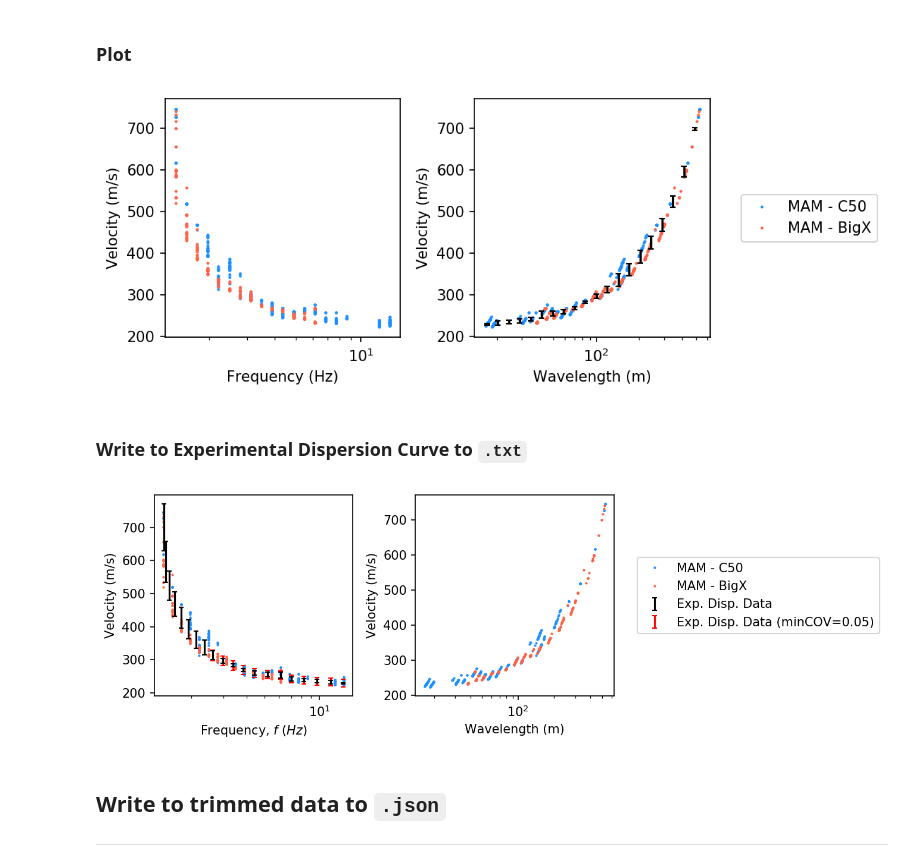
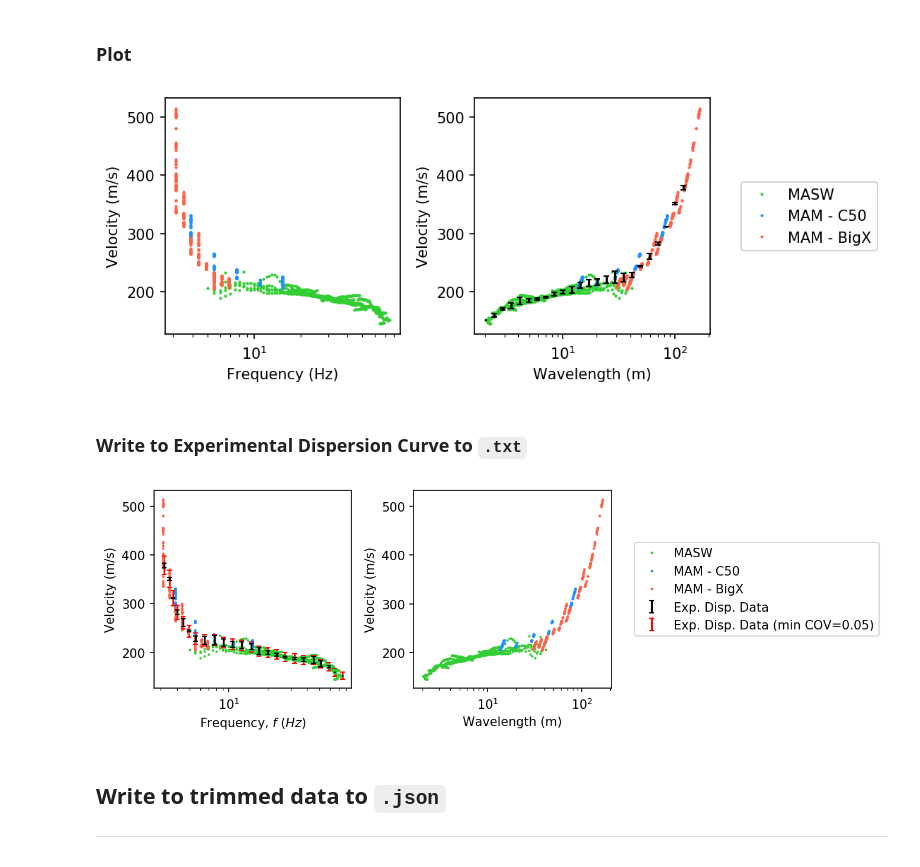
Before and after one commit to jpvantassel/swprocess, a Jupyter notebook: examples/stats/stats.ipynb, the cells around one changed output. Cells and saved outputs as stored; diff of their text form; code cells hidden in the pictures.

```diff
--- a/examples/stats/stats.ipynb
+++ b/examples/stats/stats.ipynb
@@ -77,25 +75,17 @@ import swprepost
 # File(s) in the .json format to import. These files are produced as the output of the mam.ipynb and the masw.ipynb. You may also wish
 # to load .jsom files which contain the interatively trimmed experimental dispersion data produced by this notebook. See below for details.
 
-# # Raw Rayleigh data
-# fnames_set = [
-#     ["../masw/nz_wghs_masw_rtbf.json"],
-#     ["../mam/nz_wghs_rayleigh_c50_rtbf.json"],
-#     ["../mam/nz_wghs_rayleigh_bigx_rtbf.json"]
-#     ]
-
-# Raw Love data
+# Raw Rayleigh data
 fnames_set = [
-    ["../mam/nz_wghs_love_c50_rtbf.json"],
-    ["../mam/nz_wghs_love_bigx_rtbf.json"]
+    ["../masw/nz_wghs_rayleigh_masw.json"],
+    ["../mam/nz_wghs_rayleigh_c50_rtbf.json"],
+    ["../mam/nz_wghs_rayleigh_bigx_rtbf.json"]
     ]
 
-
-# # Processed Data
+# # Raw Love data
 # fnames_set = [
-#     ["nz_wghs_processed_masw.json"],
-#     ["nz_wghs_processed_c50.json"],
-#     ["nz_wghs_processed_bigx.json"]
+#     ["../mam/nz_wghs_love_c50_rtbf.json"],
+#     ["../mam/nz_wghs_love_bigx_rtbf.json"]
 #     ]
 # %% [markdown]
 ### Plot Settings
@@ -109,12 +99,12 @@ domains = [
 # Colors one per `fnames_set` entry. Examples include: "limegreen", "dodgerblue", "tomatoe", "darkorange".
 # A full listing is provided here: https://matplotlib.org/3.1.0/_images/sphx_glr_named_colors_003.png
 # Colors may also be listed in hexidecimal.
-# colors = ["limegreen", "dodgerblue", "tomato"]
-colors = ["dodgerblue", "tomato"]
+colors = ["limegreen", "dodgerblue", "tomato"]
+# colors = ["dodgerblue", "tomato"]
 
 # Labels one per `fnames_set` entry.
-# labels = ["MASW", "MAM - C50", "MAM - BigX"]
-labels = ["MAM - C50", "MAM - BigX"]
+labels = ["MASW", "MAM - C50", "MAM - BigX"]
+# labels = ["MAM - C50", "MAM - BigX"]
 # %% [markdown]
 ## View Raw Data
 ---
@@ -184,7 +174,7 @@ bulk_trimming_limits = {
 %matplotlib qt5
 for suite in suites:
     for attribute, limits in bulk_trimming_limits.items():
-        suite.blitz(attribute, limits)
+        suite.reject_limits_outside(attribute, limits)
 
 if workflow == "individual":
     if len(fnames_set) != len(individual_resolution_limits):
@@ -257,11 +244,11 @@ axs[-1].legend(bbox_to_anchor = (1.1, 0.5), loc="center left")
 
 plt.show()
 # %% [output]
-[figure, old version]
+[figure, new version]
 # %% [markdown]
 ### Write to Experimental Dispersion Curve to `.txt`
 # %%
-fname = "wghs_love_0.txt"
+fname = "wghs_rayleigh_0.txt"
 version = "2"
 minimum_cov = 0.05
 
@@ -272,35 +259,35 @@ if xdomain == "frequency" and ydomain == "velocity":
 elif xdomain == "wavelength" and ydomain == "velocity":
     new_xx = mean/xx
     new_mean = np.array(mean)
     upper = swprepost.Curve(x=(mean+stddev)/xx, y=mean+stddev)
     lower = swprepost.Curve(x=(mean-stddev)/xx, y=mean-stddev)
     new_stddev = ((upper.resample(xx=new_xx, interp1d_kwargs=dict(fill_value="extrapolate"))[1] - new_mean) + (new_mean - lower.resample(xx=new_xx, interp1d_kwargs=dict(fill_value="extrapolate"))[1])) /2
 else:
     raise NotImplementedError()
 
 %matplotlib inline
 fig, axs = master_suite.plot(xtype=xtype, ytype=ytype, plot_kwargs=dict(color=_colors, label=_labels))
 
 for ax, _xtype, _ytype in zip(axs, xtype, ytype):
     if _xtype == "frequency" and _ytype == "velocity":
         master_suite.plot_statistics(ax=ax, xx=new_xx, mean=new_mean, stddev=new_stddev, errorbar_kwargs=dict(label="Exp. Disp. Data"))
 
 for index, _stddev in enumerate(new_stddev):
     if np.isnan(_stddev):
         new_stddev[index] = 0
 
 target = swprepost.Target(frequency=new_xx, velocity=new_mean, velstd=new_stddev)
 target.setmincov(minimum_cov)
 ylabel = axs[0].get_ylabel()
-target.plot(ax=axs[0], errorbarkwargs=dict(color="r", label=f"Exp. Disp. Data (minCOV={minimum_cov})"))
+target.plot(ax=axs[0], errorbarkwargs=dict(color="r", label=f"Exp. Disp. Data (min COV={minimum_cov})"))
 axs[0].set_ylabel(ylabel)
 target.to_txt_dinver(fname=fname, version=version)
 
 axs[0].legend(bbox_to_anchor = (2.4, 0.5), loc="center left")
 
 plt.show()
 # %% [output]
-[figure, old version]
+[figure, new version]
 # %% [markdown]
 ## Write to trimmed data to `.json`
 ---
```
Also changed, not shown: parts of 8 cells of this notebook, 26 other files.
